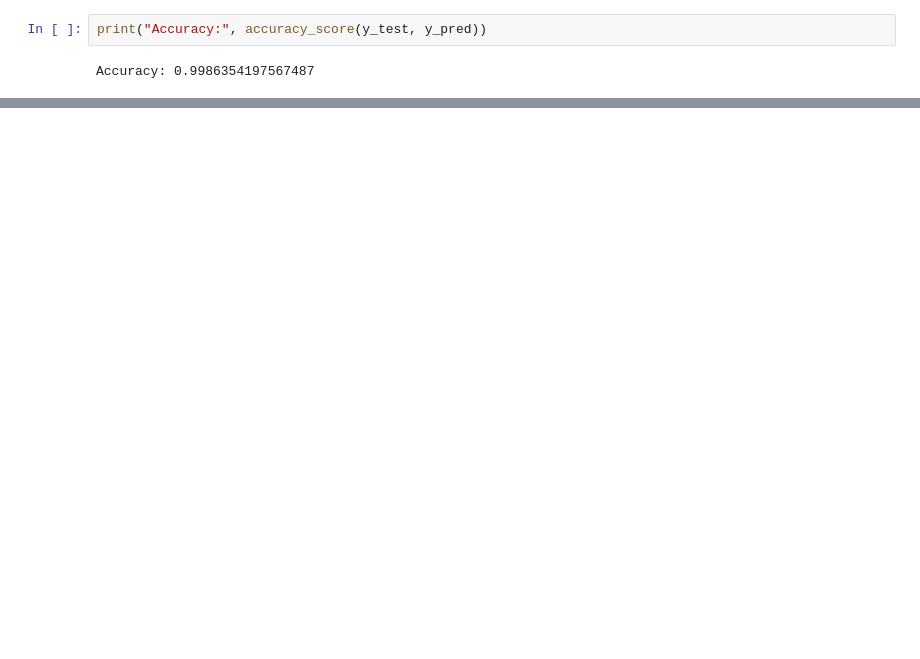
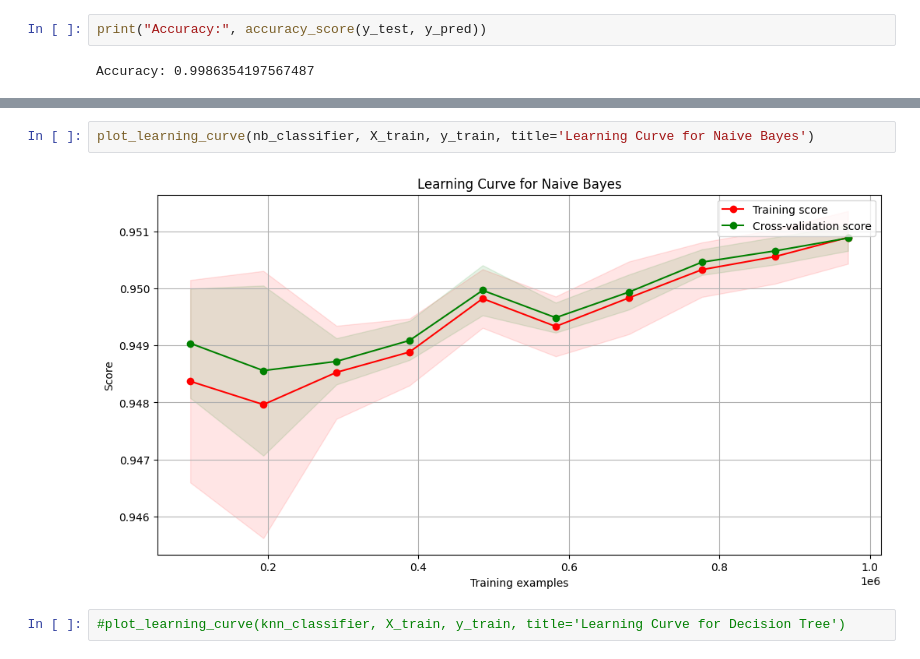
Before and after one commit to Haroune-REZKI/MetroPT-3-Failure-Prediction-, a Jupyter notebook: code.ipynb, the cells around one changed output, grey strips where cells are left out. Saved outputs shown, nothing was run; the diff lists cells and outputs as text; blank space fills up the shorter version.

```diff
--- a/code.ipynb
+++ b/code.ipynb
@@ -567,0 +670,6 @@ print(f"ANN Accuracy: {accuracy:.2f}")
+# %%
+plot_learning_curve(nb_classifier, X_train, y_train, title='Learning Curve for Naive Bayes')
+# %% [output]
+[figure, added]
+# %%
+#plot_learning_curve(knn_classifier, X_train, y_train, title='Learning Curve for Decision Tree')
```
Also changed, not shown: parts of 13 cells of this notebook, 1 other file.
